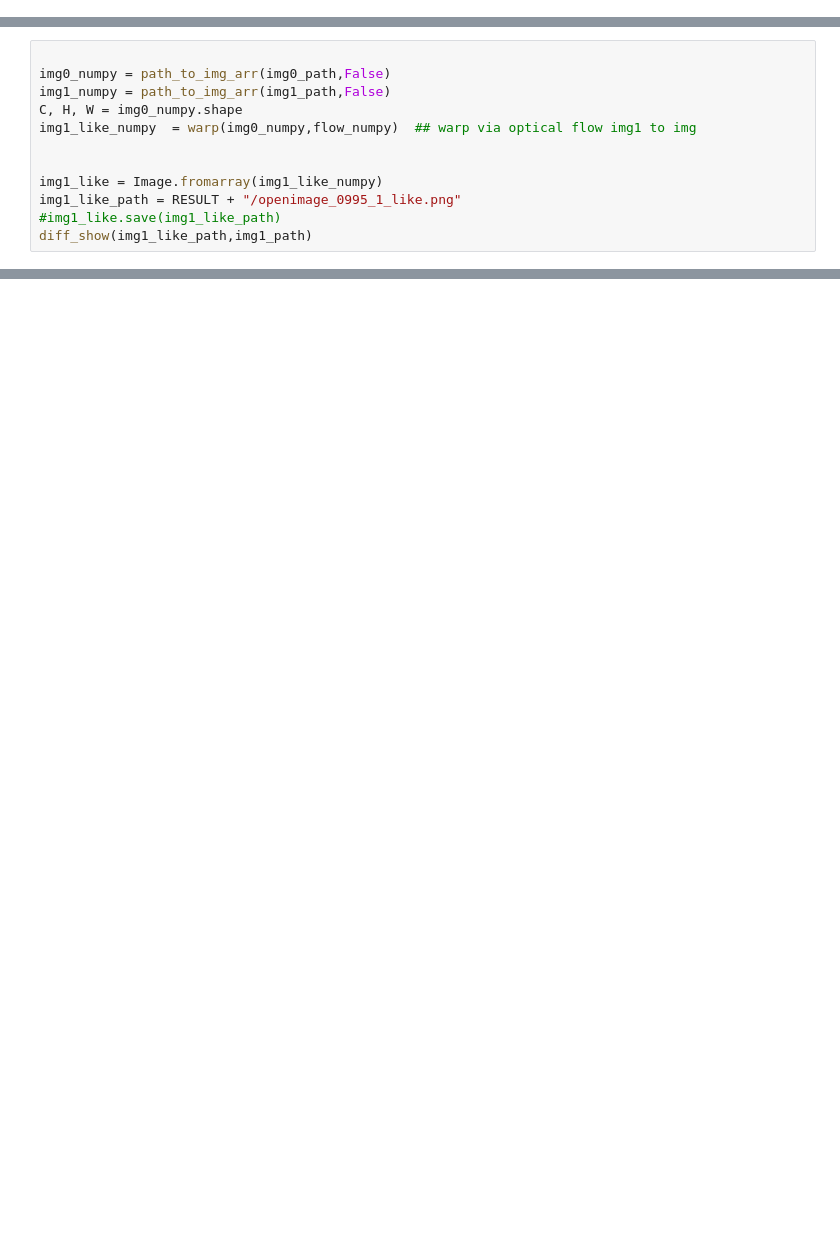
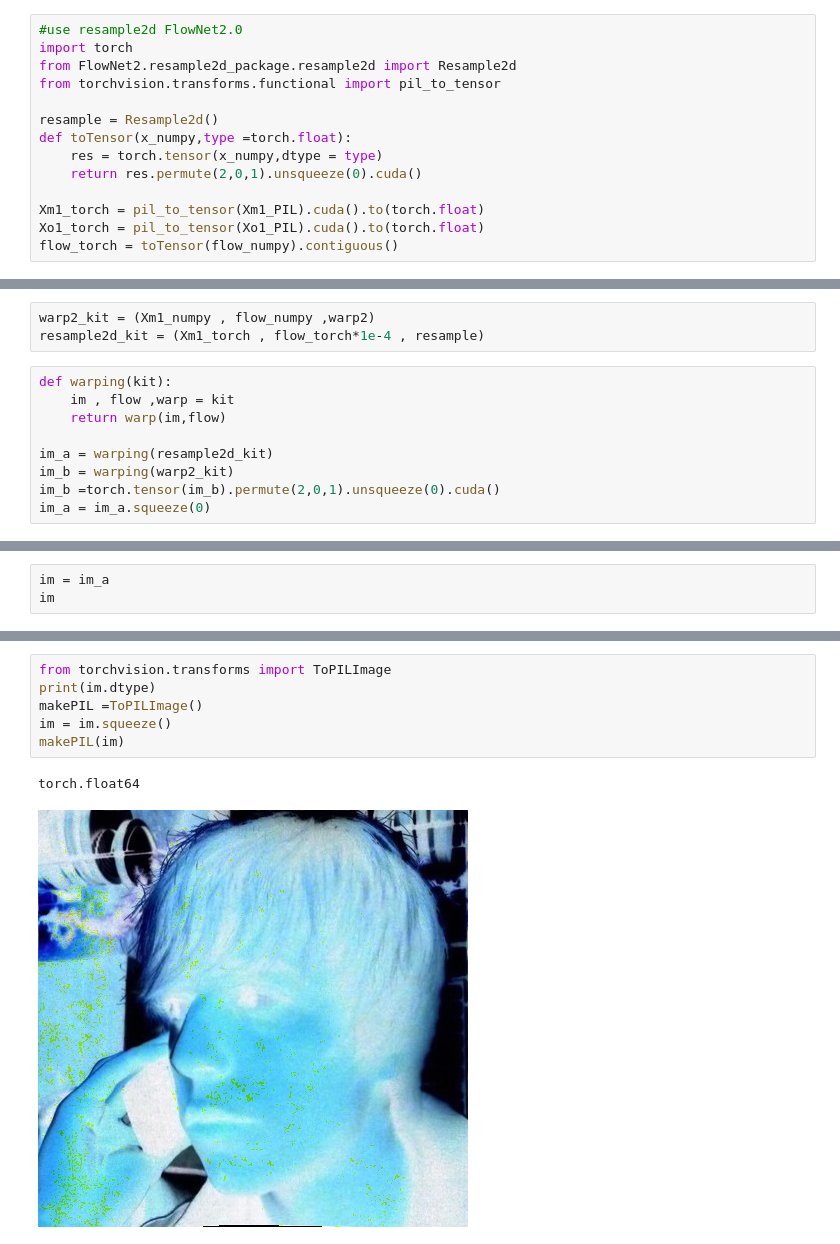
Before and after one commit to Din-Saadon/FALDetector, a Jupyter notebook: preprocessing/warp_example.ipynb, the cells around one changed output, grey strips where cells are left out. Saved outputs shown, nothing was run; the diff lists cells and outputs as text; blank space fills up the shorter version.

Commit message:
resample in python

```diff
--- a/preprocessing/warp_example.ipynb
+++ b/preprocessing/warp_example.ipynb
@@ -133,0 +147,14 @@ print(flow_numpy.shape)
+# %%
+#use resample2d FlowNet2.0
+import torch
+from FlowNet2.resample2d_package.resample2d import Resample2d
+from torchvision.transforms.functional import pil_to_tensor
+
+resample = Resample2d()
+def toTensor(x_numpy,type =torch.float):
+    res = torch.tensor(x_numpy,dtype = type)
+    return res.permute(2,0,1).unsqueeze(0).cuda()
+
+Xm1_torch = pil_to_tensor(Xm1_PIL).cuda().to(torch.float)
+Xo1_torch = pil_to_tensor(Xo1_PIL).cuda().to(torch.float)
+flow_torch = toTensor(flow_numpy).contiguous()
@@ -134,12 +185,12 @@ print(flow_numpy.shape)
+# %%
+warp2_kit = (Xm1_numpy , flow_numpy ,warp2)
+resample2d_kit = (Xm1_torch , flow_torch*1e-4 , resample)
 # %%
+def warping(kit):
+    im , flow ,warp = kit
+    return warp(im,flow)
 
-img0_numpy = path_to_img_arr(img0_path,False)
-img1_numpy = path_to_img_arr(img1_path,False)
-C, H, W = img0_numpy.shape
-img1_like_numpy  = warp(img0_numpy,flow_numpy)  ## warp via optical flow img1 to img
-
-
-img1_like = Image.fromarray(img1_like_numpy)
-img1_like_path = RESULT + "/openimage_0995_1_like.png"
-#img1_like.save(img1_like_path)
-diff_show(img1_like_path,img1_path)
+im_a = warping(resample2d_kit)
+im_b = warping(warp2_kit)
+im_b =torch.tensor(im_b).permute(2,0,1).unsqueeze(0).cuda()
+im_a = im_a.squeeze(0)
@@ -145,0 +203,3 @@ diff_show(img1_like_path,img1_path)
+# %%
+im = im_a
+im
@@ -145,0 +224,9 @@ diff_show(img1_like_path,img1_path)
+# %%
+from torchvision.transforms import ToPILImage
+print(im.dtype)
+makePIL =ToPILImage()
+im = im.squeeze()
+makePIL(im)
+# %% [output]
+torch.float64
+[figure, added]
```
Also changed, not shown: parts of 14 cells of this notebook, 29 other files.
